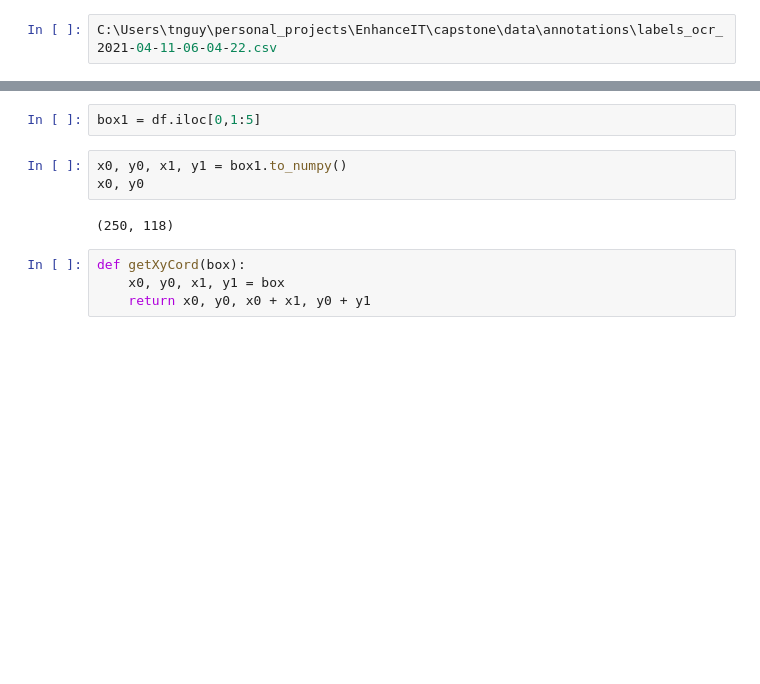
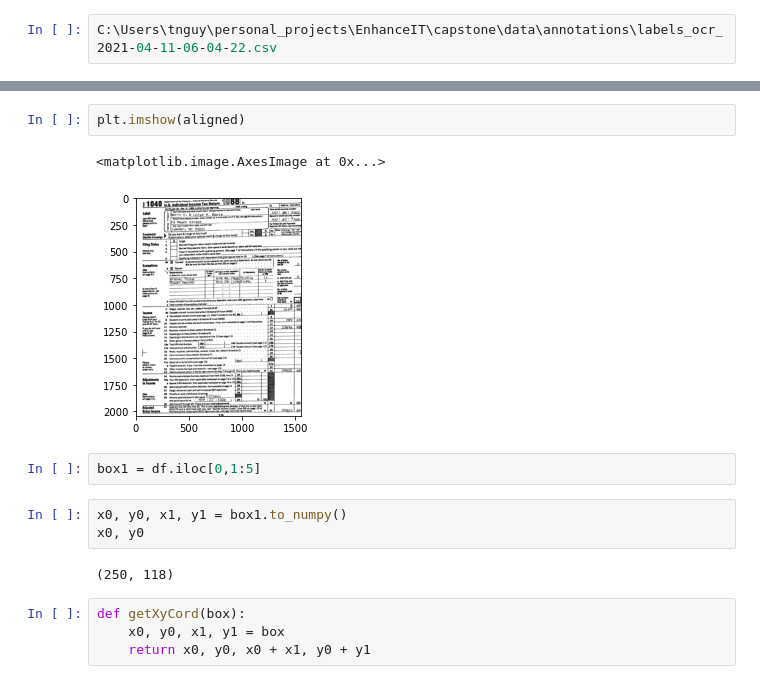
Before and after one commit to txnguyen292/OCR_automatic_data_entry, a Jupyter notebook: notebook/ocr.ipynb, the cells around one changed output, grey strips where cells are left out. Drawn from its saved outputs; the diff is of its cells as text; blank space fills up the shorter version.

```diff
--- a/notebook/ocr.ipynb
+++ b/notebook/ocr.ipynb
@@ -27,3 +50,8 @@ im
+# %%
+plt.imshow(aligned)
+# %% [output]
+<matplotlib.image.AxesImage at 0x...>
+[figure, added]
 # %%
 box1 = df.iloc[0,1:5]
 # %%
```
Also changed, not shown: parts of 19 cells of this notebook.
